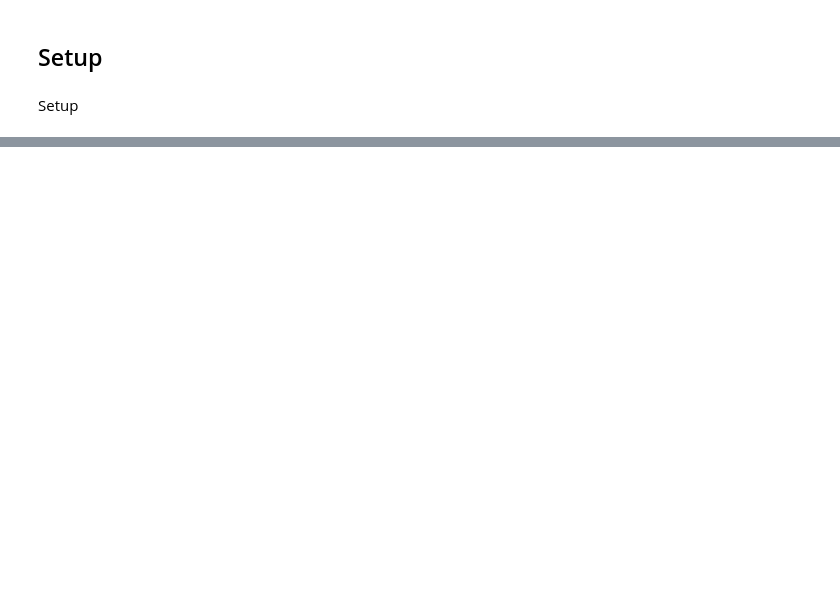
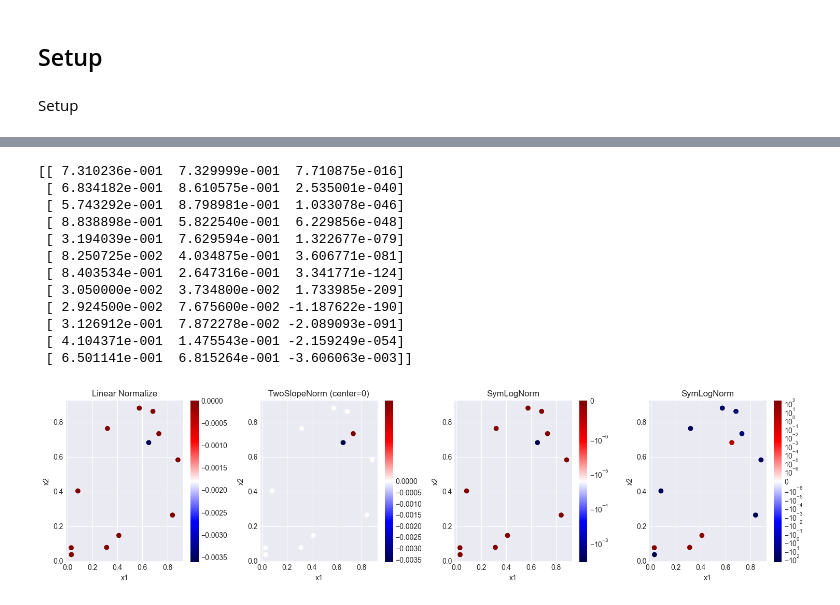
Before and after one commit to richardbatchelor/capstone, a Jupyter notebook: CapstoneHelp.ipynb, the cells around one changed output, grey strips where cells are left out. Drawn from its saved outputs; the diff is of its cells as text; code cells hidden in the pictures; blank space fills up the shorter version.

```diff
--- a/CapstoneHelp.ipynb
+++ b/CapstoneHelp.ipynb
@@ -233,0 +82,61 @@ f8_Outputs = np.load('initial_data/function_8/initial_outputs.npy')
+# %%
+f1_Inputs, f1_Outputs = combineInitialDataAndSubmissionsToDate(1)
+
+f1_inputOutput = np.column_stack((f1_Inputs, f1_Outputs))
+f1_inputOutputSorted = lexiSort(f1_inputOutput)
+
+print(np.array2string(f1_inputOutputSorted, floatmode='fixed', precision=6))
+
+x, y, z = np.split(f1_inputOutputSorted, 3, axis=1)
+
+
+import matplotlib.pyplot as plt
+from matplotlib.colors import TwoSlopeNorm, SymLogNorm, Normalize
+
+fig, axes = plt.subplots(1, 4, figsize=(15, 4))
+
+#⃣ Default normalization (linear)
+norm1 = Normalize(vmin=z.min(), vmax=z.max())
+sc1 = axes[0].scatter(x, y, c=z, cmap="seismic", norm=norm1)
+axes[0].set_title("Linear Normalize")
+plt.colorbar(sc1, ax=axes[0])
+
+# 2️⃣ TwoSlopeNorm (centered at zero)
+norm2 = TwoSlopeNorm(vmin=z.min(), vcenter=0, vmax=z.max())
+sc2 = axes[1].scatter(x, y, c=z, cmap="seismic", norm=norm2)
+axes[1].set_title("TwoSlopeNorm (center=0)")
+plt.colorbar(sc2, ax=axes[1])
+
+# 3️⃣ SymLogNorm (best for huge magnitude differences)
+norm3 = SymLogNorm(linthresh=1e-6, vmin=z.min(), vmax=z.max())
+sc3 = axes[2].scatter(x, y, c=z, cmap="seismic", norm=norm3)
+axes[2].set_title("SymLogNorm")
+plt.colorbar(sc3, ax=axes[2])
+
+z_plot = np.sign(z) * np.log10(np.abs(z) + 1e-300)
+norm4 = SymLogNorm(linthresh=1e-6, vmin=z_plot.min(), vmax=z_plot.max())
+sc4 = axes[3].scatter(x, y, c=z_plot, cmap="seismic", norm=norm4)
+axes[3].set_title("SymLogNorm")
+plt.colorbar(sc4, ax=axes[3])
+
+
+for ax in axes:
+    ax.set_xlabel("x1")
+    ax.set_ylabel("x2")
+
+plt.tight_layout()
+plt.show()
+# %% [output]
+[[ 7.310236e-001  7.329999e-001  7.710875e-016]
+ [ 6.834182e-001  8.610575e-001  2.535001e-040]
+ [ 5.743292e-001  8.798981e-001  1.033078e-046]
+ [ 8.838898e-001  5.822540e-001  6.229856e-048]
+ [ 3.194039e-001  7.629594e-001  1.322677e-079]
+ [ 8.250725e-002  4.034875e-001  3.606771e-081]
+ [ 8.403534e-001  2.647316e-001  3.341771e-124]
+ [ 3.050000e-002  3.734800e-002  1.733985e-209]
+ [ 2.924500e-002  7.675600e-002 -1.187622e-190]
+ [ 3.126912e-001  7.872278e-002 -2.089093e-091]
+ [ 4.104371e-001  1.475543e-001 -2.159249e-054]
+ [ 6.501141e-001  6.815264e-001 -3.606063e-003]]
+[figure, added]
```
Also changed, not shown: parts of 16 cells of this notebook, 3 other files.
